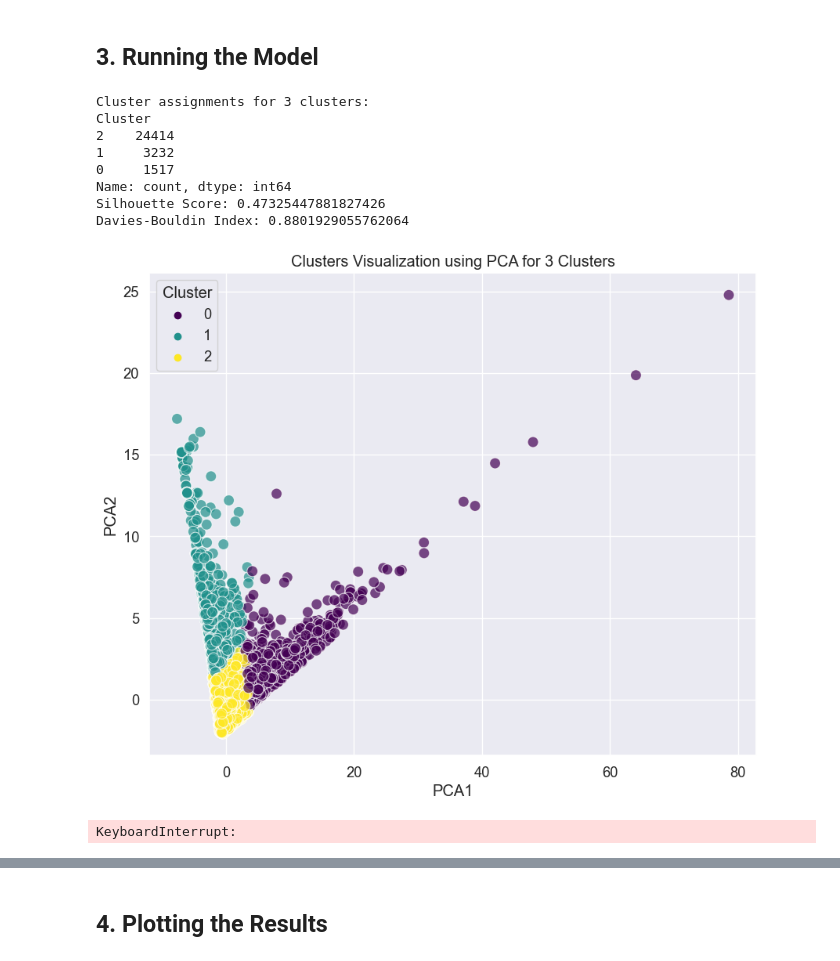
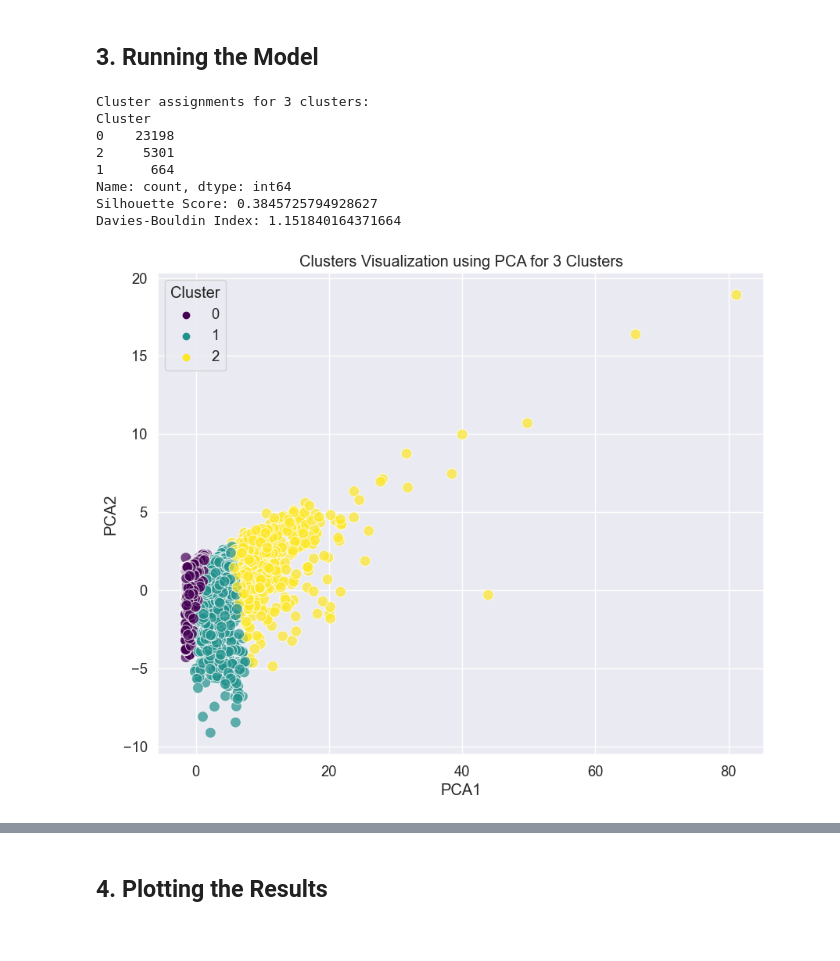
Before and after one commit to JohannesWiller/Machine_Learning_Clustering, a Jupyter notebook: main.ipynb, the cells around one changed output, grey strips where cells are left out. Drawn from its saved outputs; the diff is of its cells as text; code cells hidden in the pictures.

```diff
--- a/main.ipynb
+++ b/main.ipynb
@@ -313,7 +343,7 @@ cluster_options = [3]
 
 for num_clusters in cluster_options:
     # Run KMeans
-    kmeans = KMeans(n_clusters=num_clusters, random_state=20, init='random', n_init=10, algorithm='elkan', max_iter=600)
+    kmeans = KMeans(n_clusters=num_clusters, random_state=20, init='k-means++', n_init=10, algorithm='elkan', max_iter=600)
     df_preprocessed['Cluster'] = kmeans.fit_predict(df_preprocessed)
     clusters = kmeans.fit_predict(df_preprocessed)
     df_no_Scaling['Cluster'] = df_preprocessed['Cluster']
@@ -327,55 +357,54 @@ for num_clusters in cluster_options:
     print(f'Silhouette Score: {silhouette_avg}')
 
     # Davies-Bouldin Index:
     db_index = davies_bouldin_score(df_preprocessed[df_preprocessed.columns], df_preprocessed['Cluster'])
     print(f'Davies-Bouldin Index: {db_index}')
 
     # Perform PCA to reduce to 2 dimensions
     pca = PCA(n_components=2)
     df_pca = pca.fit_transform(df_preprocessed)
 
     # Create a DataFrame with PCA results
     df_pca = pd.DataFrame(df_pca, columns=['PCA1', 'PCA2'])
     df_pca['Cluster'] = clusters
 
     # Plot the clusters
     plt.figure(figsize=(10, 8))
     sns.scatterplot(x='PCA1', y='PCA2', hue='Cluster', palette='viridis', data=df_pca, s=100, alpha=0.7)
     plt.title(f'Clusters Visualization using PCA for {num_clusters} Clusters')
     plt.xlabel('PCA1')
     plt.ylabel('PCA2')
     plt.legend(title='Cluster')
     plt.grid(True)
     plt.show()
 
-# Perform t-SNE to reduce to 2 dimensions
-tsne = TSNE(n_components=2, random_state=42)
-df_tsne = tsne.fit_transform(df_preprocessed)
+# # Perform t-SNE to reduce to 2 dimensions
+# tsne = TSNE(n_components=2, random_state=42)
+# df_tsne = tsne.fit_transform(df_preprocessed)
 
-# Create a DataFrame with t-SNE results
-df_tsne = pd.DataFrame(df_tsne, columns=['TSNE1', 'TSNE2'])
-df_tsne['Cluster'] = clusters
+# # Create a DataFrame with t-SNE results
+# df_tsne = pd.DataFrame(df_tsne, columns=['TSNE1', 'TSNE2'])
+# df_tsne['Cluster'] = clusters
 
-# Plot the clusters using t-SNE
-plt.figure(figsize=(10, 8))
-sns.scatterplot(x='TSNE1', y='TSNE2', hue='Cluster', palette='viridis', data=df_tsne, s=100, alpha=0.7)
-plt.title('Clusters Visualization using t-SNE')
-plt.xlabel('TSNE1')
-plt.ylabel('TSNE2')
-plt.legend(title='Cluster')
-plt.grid(True)
-plt.show()
+# # Plot the clusters using t-SNE
+# plt.figure(figsize=(10, 8))
+# sns.scatterplot(x='TSNE1', y='TSNE2', hue='Cluster', palette='viridis', data=df_tsne, s=100, alpha=0.7)
+# plt.title('Clusters Visualization using t-SNE')
+# plt.xlabel('TSNE1')
+# plt.ylabel('TSNE2')
+# plt.legend(title='Cluster')
+# plt.grid(True)
+# plt.show()
 # %% [output]
 Cluster assignments for 3 clusters:
 Cluster
-2    24414
-1     3232
-0     1517
+0    23198
+2     5301
+1      664
 Name: count, dtype: int64
-Silhouette Score: 0.47325447881827426
-Davies-Bouldin Index: 0.8801929055762064
+Silhouette Score: 0.3845725794928627
+Davies-Bouldin Index: 1.151840164371664
-[figure, old version]
+[figure, new version]
-KeyboardInterrupt:
 # %%
 #DBSCAN
 df_preprocessed = df_cleaned.copy()
```
Also changed, not shown: parts of 4 cells of this notebook, 4 other files.
